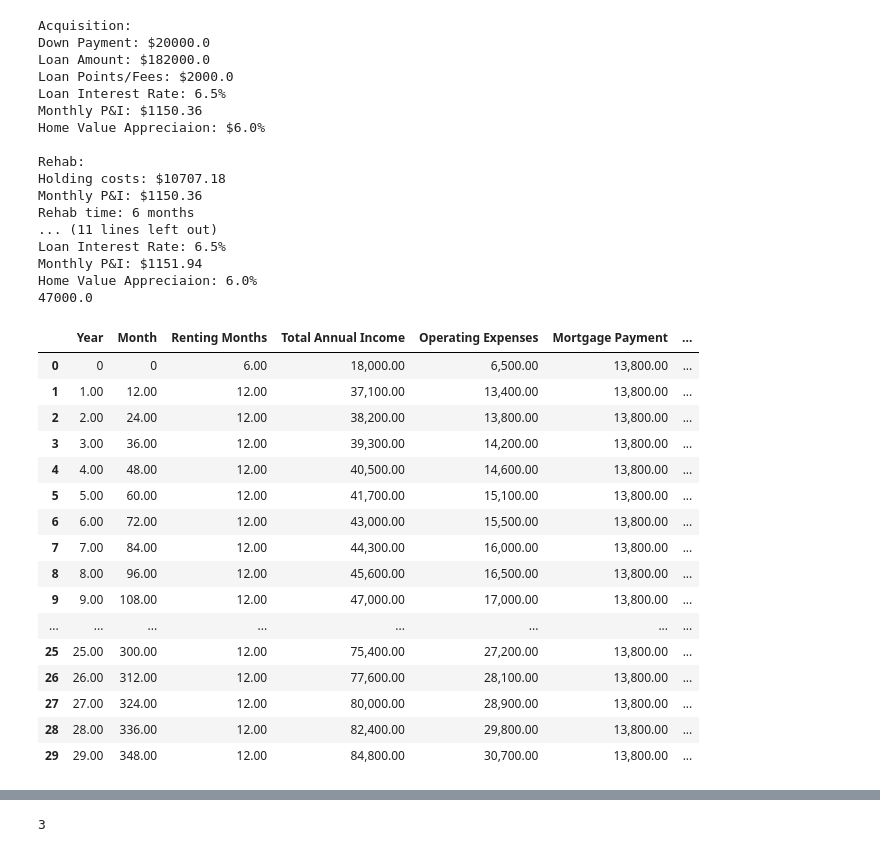
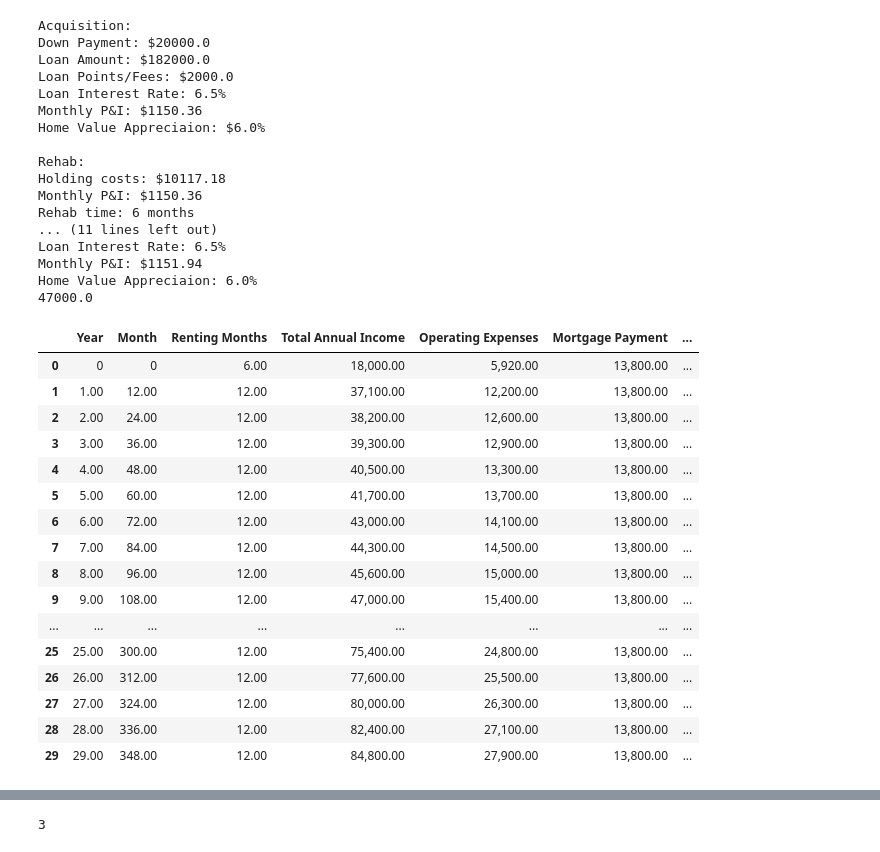
Before and after one commit to RupertDodkins/real_estate, a Jupyter notebook: scripts/grid_search.ipynb, the cells around one changed output, grey strips where cells are left out. Drawn from its saved outputs; the diff is of its cells as text; code cells hidden in the pictures.

```diff
--- a/scripts/grid_search.ipynb
+++ b/scripts/grid_search.ipynb
@@ -1,41 +1,46 @@
 # %%
 from real_estate.analysis import property_performance
 
-property_performance()
+property_performance(
+    purchase_price = 200e3,
+    downpayment = 20e3,
+    rehab_cost = 25e3,
+    after_repair_value = 225e3,
+)
 # %% [output]
 Acquisition:
 Down Payment: $20000.0
 Loan Amount: $182000.0
 Loan Points/Fees: $2000.0
 Loan Interest Rate: 6.5%
 Monthly P&I: $1150.36
 Home Value Appreciaion: $6.0%
 
 Rehab:
-Holding costs: $10707.18
+Holding costs: $10117.18
 Monthly P&I: $1150.36
 Rehab time: 6 months
 ... (11 lines left out)
 Loan Interest Rate: 6.5%
 Monthly P&I: $1151.94
 Home Value Appreciaion: 6.0%
 47000.0
 |  | Year | Month | Renting Months | Total Annual Income | Operating Expenses | Mortgage Payment | ... |
-| 0 | 0 | 0 | 6.00 | 18,000.00 | 6,500.00 | 13,800.00 | ... |
-| 1 | 1.00 | 12.00 | 12.00 | 37,100.00 | 13,400.00 | 13,800.00 | ... |
-| 2 | 2.00 | 24.00 | 12.00 | 38,200.00 | 13,800.00 | 13,800.00 | ... |
-| 3 | 3.00 | 36.00 | 12.00 | 39,300.00 | 14,200.00 | 13,800.00 | ... |
-| 4 | 4.00 | 48.00 | 12.00 | 40,500.00 | 14,600.00 | 13,800.00 | ... |
-| 5 | 5.00 | 60.00 | 12.00 | 41,700.00 | 15,100.00 | 13,800.00 | ... |
-| 6 | 6.00 | 72.00 | 12.00 | 43,000.00 | 15,500.00 | 13,800.00 | ... |
-| 7 | 7.00 | 84.00 | 12.00 | 44,300.00 | 16,000.00 | 13,800.00 | ... |
-| 8 | 8.00 | 96.00 | 12.00 | 45,600.00 | 16,500.00 | 13,800.00 | ... |
-| 9 | 9.00 | 108.00 | 12.00 | 47,000.00 | 17,000.00 | 13,800.00 | ... |
+| 0 | 0 | 0 | 6.00 | 18,000.00 | 5,920.00 | 13,800.00 | ... |
+| 1 | 1.00 | 12.00 | 12.00 | 37,100.00 | 12,200.00 | 13,800.00 | ... |
+| 2 | 2.00 | 24.00 | 12.00 | 38,200.00 | 12,600.00 | 13,800.00 | ... |
+| 3 | 3.00 | 36.00 | 12.00 | 39,300.00 | 12,900.00 | 13,800.00 | ... |
+| 4 | 4.00 | 48.00 | 12.00 | 40,500.00 | 13,300.00 | 13,800.00 | ... |
+| 5 | 5.00 | 60.00 | 12.00 | 41,700.00 | 13,700.00 | 13,800.00 | ... |
+| 6 | 6.00 | 72.00 | 12.00 | 43,000.00 | 14,100.00 | 13,800.00 | ... |
+| 7 | 7.00 | 84.00 | 12.00 | 44,300.00 | 14,500.00 | 13,800.00 | ... |
+| 8 | 8.00 | 96.00 | 12.00 | 45,600.00 | 15,000.00 | 13,800.00 | ... |
+| 9 | 9.00 | 108.00 | 12.00 | 47,000.00 | 15,400.00 | 13,800.00 | ... |
 | ... | ... | ... | ... | ... | ... | ... | ... |
-| 25 | 25.00 | 300.00 | 12.00 | 75,400.00 | 27,200.00 | 13,800.00 | ... |
-| 26 | 26.00 | 312.00 | 12.00 | 77,600.00 | 28,100.00 | 13,800.00 | ... |
-| 27 | 27.00 | 324.00 | 12.00 | 80,000.00 | 28,900.00 | 13,800.00 | ... |
-| 28 | 28.00 | 336.00 | 12.00 | 82,400.00 | 29,800.00 | 13,800.00 | ... |
-| 29 | 29.00 | 348.00 | 12.00 | 84,800.00 | 30,700.00 | 13,800.00 | ... |
+| 25 | 25.00 | 300.00 | 12.00 | 75,400.00 | 24,800.00 | 13,800.00 | ... |
+| 26 | 26.00 | 312.00 | 12.00 | 77,600.00 | 25,500.00 | 13,800.00 | ... |
+| 27 | 27.00 | 324.00 | 12.00 | 80,000.00 | 26,300.00 | 13,800.00 | ... |
+| 28 | 28.00 | 336.00 | 12.00 | 82,400.00 | 27,100.00 | 13,800.00 | ... |
+| 29 | 29.00 | 348.00 | 12.00 | 84,800.00 | 27,900.00 | 13,800.00 | ... |
 [interactive output not drawn]
 3
```
Also changed, not shown: parts of 10 cells of this notebook, 2 other files.
